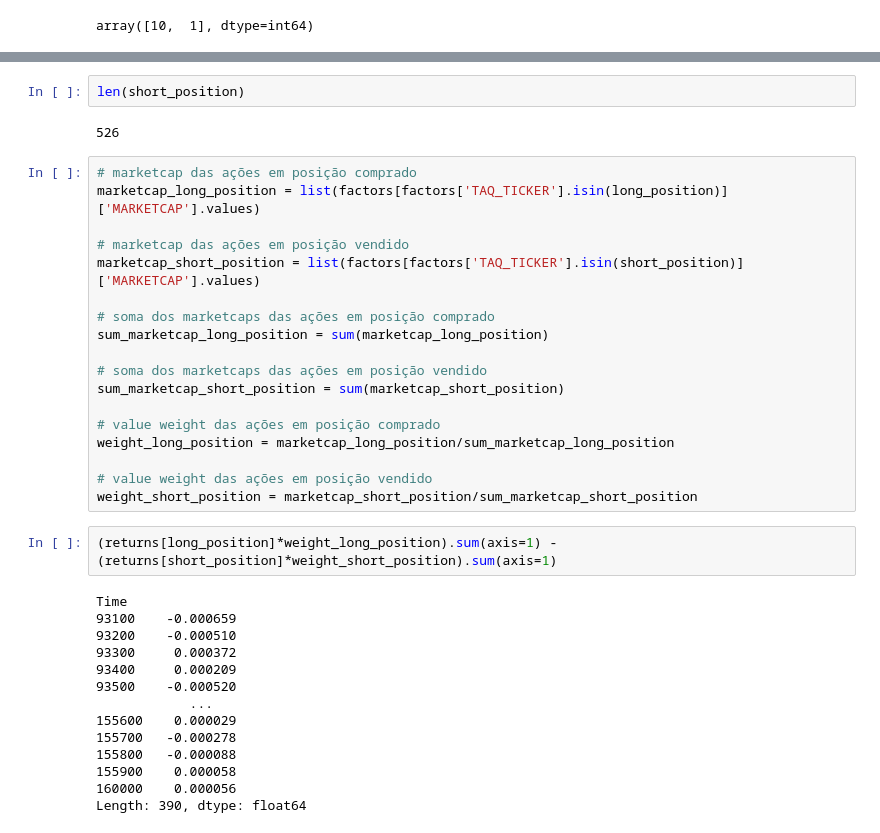
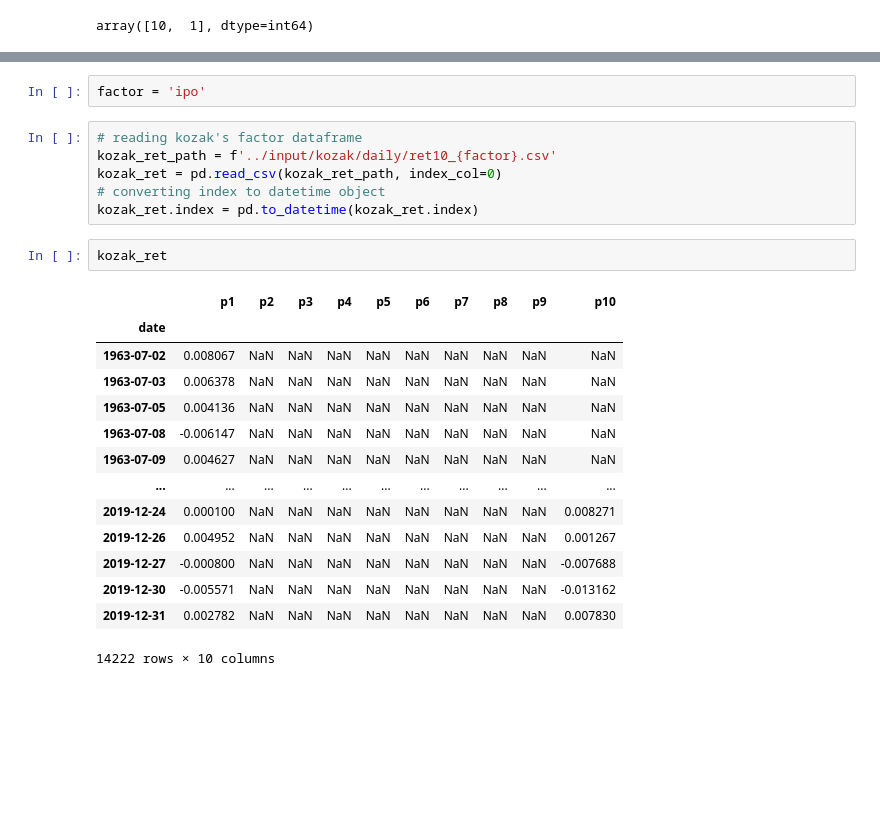
Before and after one commit to samuefra/summer_paper, a Jupyter notebook: code/show.ipynb, the cells around one changed output, grey strips where cells are left out. Drawn from its saved outputs; the diff is of its cells as text; blank space fills up the shorter version.

```diff
--- a/code/show.ipynb
+++ b/code/show.ipynb
@@ -105,38 +41,25 @@ len(long_position)
-# %%
-len(short_position)
-# %% [output]
-526
-# %%
-# marketcap das ações em posição comprado
-marketcap_long_position = list(factors[factors['TAQ_TICKER'].isin(long_position)]['MARKETCAP'].values)
-
-# marketcap das ações em posição vendido
-marketcap_short_position = list(factors[factors['TAQ_TICKER'].isin(short_position)]['MARKETCAP'].values)
-
-# soma dos marketcaps das ações em posição comprado
-sum_marketcap_long_position = sum(marketcap_long_position)
-
-# soma dos marketcaps das ações em posição vendido
-sum_marketcap_short_position = sum(marketcap_short_position)
-
-# value weight das ações em posição comprado
-weight_long_position = marketcap_long_position/sum_marketcap_long_position
-
-# value weight das ações em posição vendido
-weight_short_position = marketcap_short_position/sum_marketcap_short_position
-# %%
-(returns[long_position]*weight_long_position).sum(axis=1) - (returns[short_position]*weight_short_position).sum(axis=1)
-# %% [output]
-Time
-93100    -0.000659
-93200    -0.000510
-93300     0.000372
-93400     0.000209
-93500    -0.000520
-            ...
-155600    0.000029
-155700   -0.000278
-155800   -0.000088
-155900    0.000058
-160000    0.000056
-Length: 390, dtype: float64
+# %%
+factor = 'ipo'
+# %%
+# reading kozak's factor dataframe
+kozak_ret_path = f'../input/kozak/daily/ret10_{factor}.csv'
+kozak_ret = pd.read_csv(kozak_ret_path, index_col=0)
+# converting index to datetime object
+kozak_ret.index = pd.to_datetime(kozak_ret.index)
+# %%
+kozak_ret
+# %% [output]
+|  | p1 | p2 | p3 | p4 | p5 | p6 | p7 | p8 | p9 | p10 |
+| date |  |  |  |  |  |  |  |  |  |  |
+| 1963-07-02 | 0.008067 | NaN | NaN | NaN | NaN | NaN | NaN | NaN | NaN | NaN |
+| 1963-07-03 | 0.006378 | NaN | NaN | NaN | NaN | NaN | NaN | NaN | NaN | NaN |
+| 1963-07-05 | 0.004136 | NaN | NaN | NaN | NaN | NaN | NaN | NaN | NaN | NaN |
+| 1963-07-08 | -0.006147 | NaN | NaN | NaN | NaN | NaN | NaN | NaN | NaN | NaN |
+| 1963-07-09 | 0.004627 | NaN | NaN | NaN | NaN | NaN | NaN | NaN | NaN | NaN |
+| ... | ... | ... | ... | ... | ... | ... | ... | ... | ... | ... |
+| 2019-12-24 | 0.000100 | NaN | NaN | NaN | NaN | NaN | NaN | NaN | NaN | 0.008271 |
+| 2019-12-26 | 0.004952 | NaN | NaN | NaN | NaN | NaN | NaN | NaN | NaN | 0.001267 |
+| 2019-12-27 | -0.000800 | NaN | NaN | NaN | NaN | NaN | NaN | NaN | NaN | -0.007688 |
+| 2019-12-30 | -0.005571 | NaN | NaN | NaN | NaN | NaN | NaN | NaN | NaN | -0.013162 |
+| 2019-12-31 | 0.002782 | NaN | NaN | NaN | NaN | NaN | NaN | NaN | NaN | 0.007830 |
+14222 rows × 10 columns
```
Also changed, not shown: parts of 9 cells of this notebook, 5 other files.
